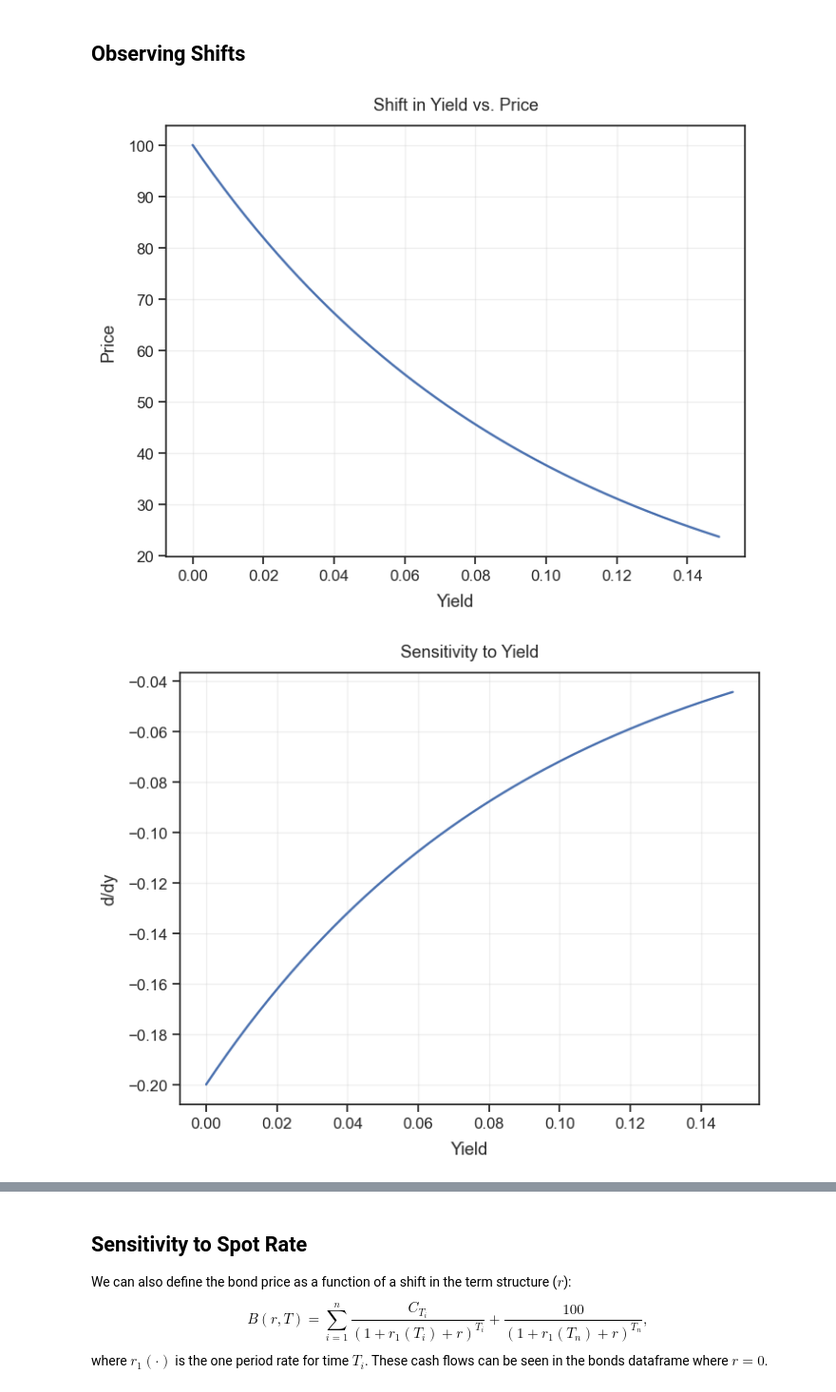
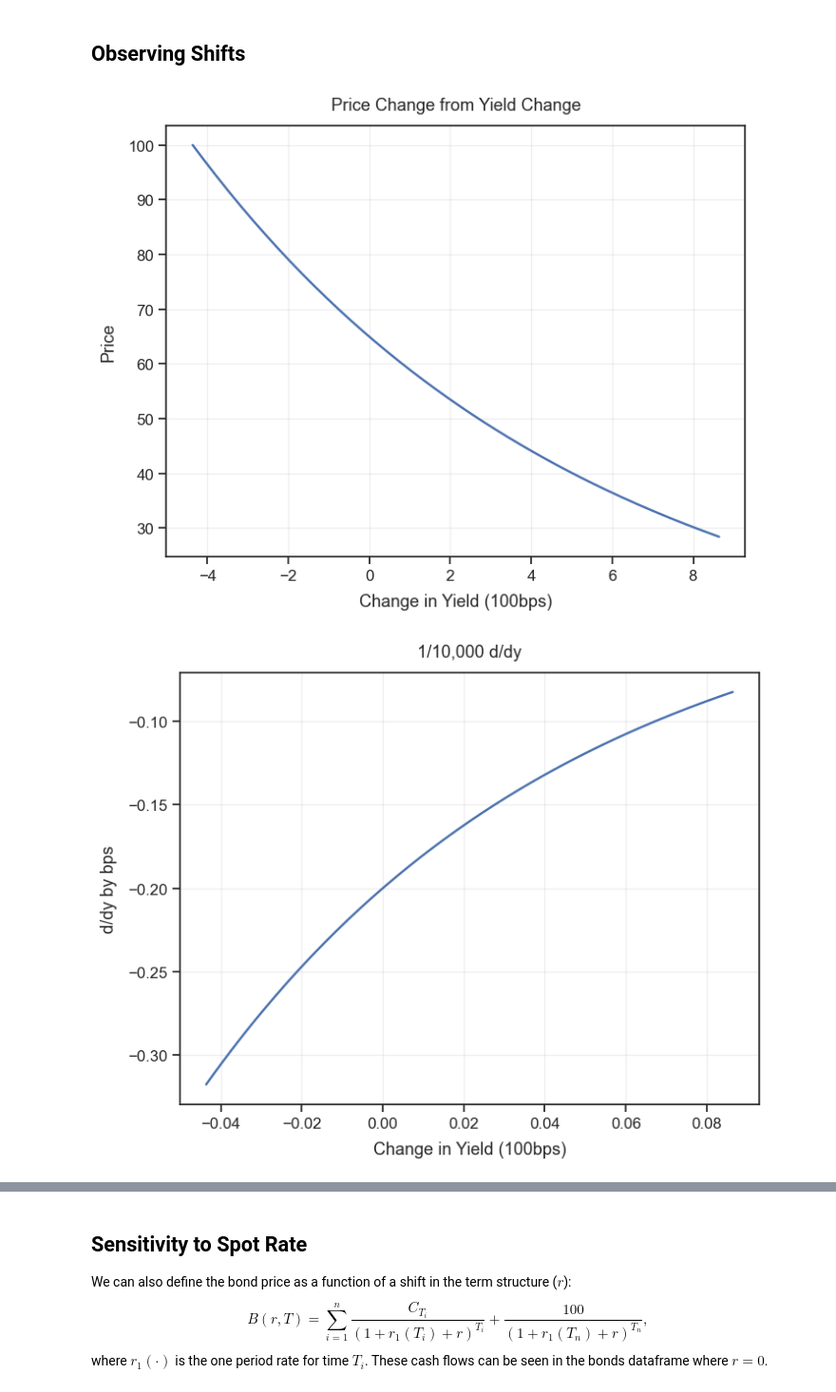
Before and after one commit to ChrisJMolloy/Bond-Duration, a Jupyter notebook: sensitivity.ipynb, the cells around one changed output, grey strips where cells are left out. Shown at 95% size. Saved outputs shown, nothing was run; the diff lists cells and outputs as text; code cells hidden in the pictures.

```diff
--- a/sensitivity.ipynb
+++ b/sensitivity.ipynb
@@ -233,26 +233,26 @@ Convexity of bond: 402.26985945137517
 # %% [markdown]
 ## Observing Shifts
 # %%
-shifts = np.arange(0, 0.15, 1/1_000)
-new_price = np.array([x.get_price(shift) for shift in shifts])
+shifts = np.arange(-x.YTM, x.YTM*2, 1/1_000)
+new_price = np.array([x.get_price(x.YTM + shift) for shift in shifts])
 # %%
-plt.plot(shifts, new_price)
-plt.xlabel("Yield")
+plt.plot(shifts*100, new_price)
+plt.xlabel("Change in Yield (100bps)")
 plt.ylabel("Price")
-plt.title("Shift in Yield vs. Price")
+plt.title("Price Change from Yield Change")
 plt.show()
 # %% [output]
-[figure, old version]
+[figure, new version]
 # %%
 new_sensitivity = 1/10_000 * np.array([x.get_dy(shift) for shift in shifts])
 # %%
 plt.plot(shifts, new_sensitivity)
-plt.xlabel("Yield")
-plt.ylabel("d/dy")
-plt.title("Sensitivity to Yield")
+plt.xlabel("Change in Yield (100bps)")
+plt.ylabel("d/dy by bps")
+plt.title("1/10,000 d/dy")
 plt.show()
 # %% [output]
-[figure, old version]
+[figure, new version]
 # %%
 new_c = 1/10_000 * np.array([x.get_dyy(shift) for shift in shifts])
 # %%
```
Also changed, not shown: parts of 32 cells of this notebook, 1 other file.
